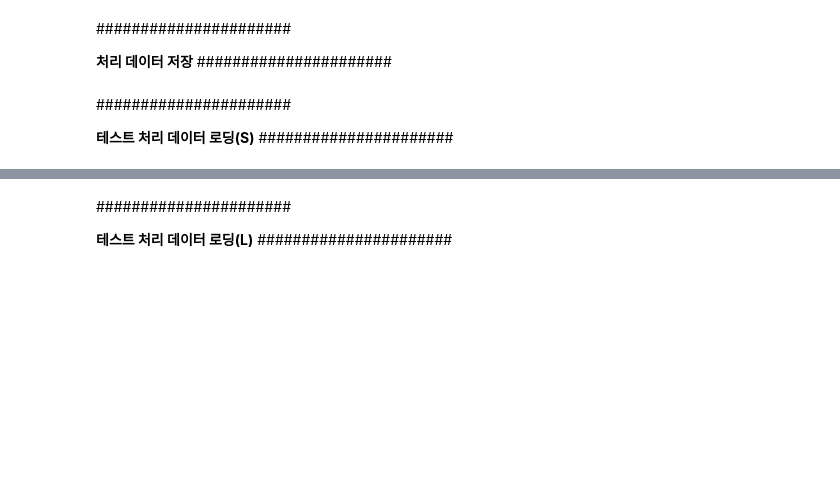
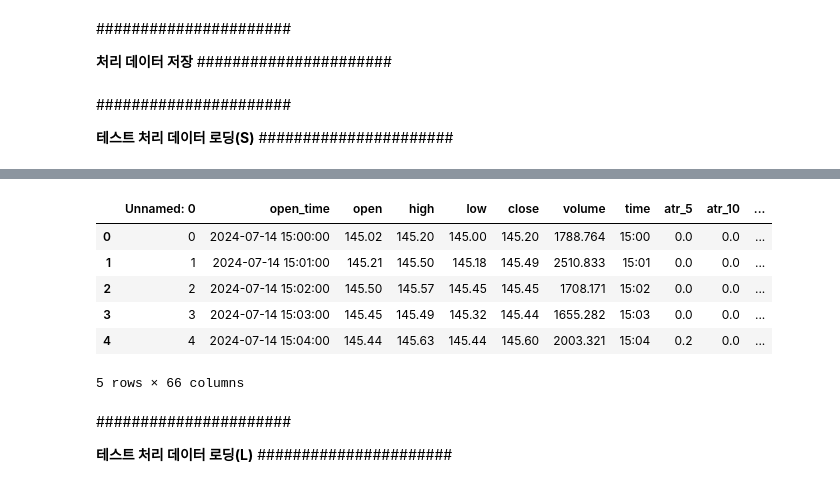
Before and after one commit to krkr5628/Crypto_Analysis_Colab, a Jupyter notebook: Data_Feature_multi_small.ipynb, the cells around one changed output, grey strips where cells are left out. Cells and saved outputs as stored; diff of their text form; code cells hidden in the pictures; blank space fills up the shorter version.

```diff
--- a/Data_Feature_multi_small.ipynb
+++ b/Data_Feature_multi_small.ipynb
@@ -500,3 +478,17 @@ NameError: name 'pd' is not defined
+# %%
+#2nd Account
+data_test = pd.read_csv("/content/drive/MyDrive/SOL_Data_Test_Indicator.csv")
+
+# Display the first few rows of the dataset to ensure it is loaded correctly
+data_test.head()
+# %% [output]
+|  | Unnamed: 0 | open_time | open | high | low | close | volume | time | atr_5 | atr_10 | ... |
+| 0 | 0 | 2024-07-14 15:00:00 | 145.02 | 145.20 | 145.00 | 145.20 | 1788.764 | 15:00 | 0.0 | 0.0 | ... |
+| 1 | 1 | 2024-07-14 15:01:00 | 145.21 | 145.50 | 145.18 | 145.49 | 2510.833 | 15:01 | 0.0 | 0.0 | ... |
+| 2 | 2 | 2024-07-14 15:02:00 | 145.50 | 145.57 | 145.45 | 145.45 | 1708.171 | 15:02 | 0.0 | 0.0 | ... |
+| 3 | 3 | 2024-07-14 15:03:00 | 145.45 | 145.49 | 145.32 | 145.44 | 1655.282 | 15:03 | 0.0 | 0.0 | ... |
+| 4 | 4 | 2024-07-14 15:04:00 | 145.44 | 145.63 | 145.44 | 145.60 | 2003.321 | 15:04 | 0.2 | 0.0 | ... |
+5 rows × 66 columns
 # %% [markdown]
 ######################
 
```
Also changed, not shown: parts of 65 cells of this notebook.
